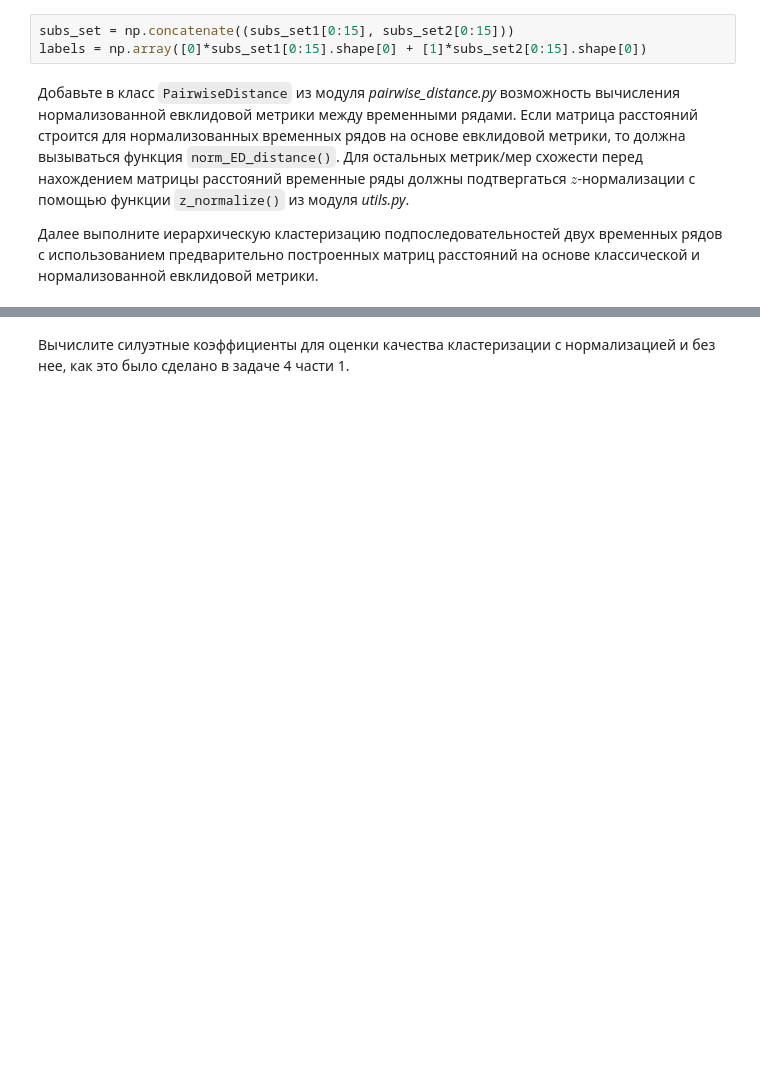
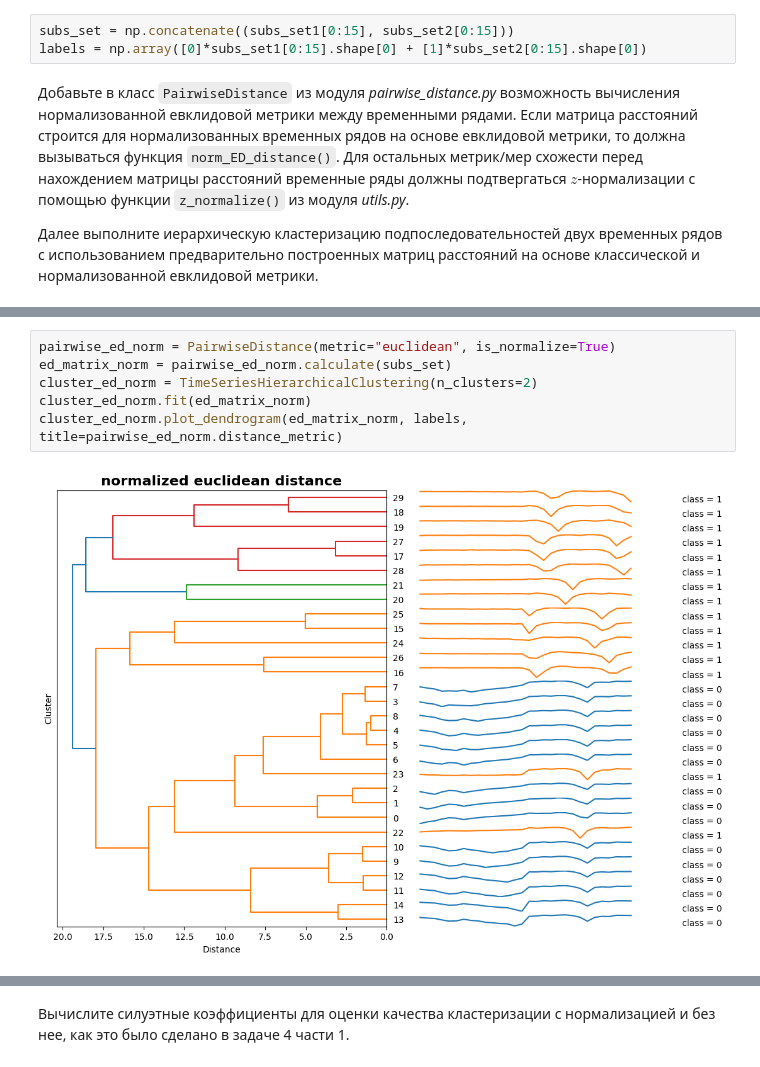
Before and after one commit to evgenkot/2025-Raschupkin-TimeSeriesCourse, a Jupyter notebook: practice/01 Basics/01 Basics.ipynb, the cells around one changed output, grey strips where cells are left out. Cells and saved outputs as stored; diff of their text form; blank space fills up the shorter version.

```diff
--- a/practice/01 Basics/01 Basics.ipynb
+++ b/practice/01 Basics/01 Basics.ipynb
@@ -376,0 +410,8 @@ labels = np.array([0]*subs_set1[0:15].shape[0] + [1]*subs_set2[0:15].shape[0])
+# %%
+pairwise_ed_norm = PairwiseDistance(metric="euclidean", is_normalize=True)
+ed_matrix_norm = pairwise_ed_norm.calculate(subs_set)
+cluster_ed_norm = TimeSeriesHierarchicalClustering(n_clusters=2)
+cluster_ed_norm.fit(ed_matrix_norm)
+cluster_ed_norm.plot_dendrogram(ed_matrix_norm, labels, title=pairwise_ed_norm.distance_metric)
+# %% [output]
+[figure, added]
```
Also changed, not shown: parts of 17 cells of this notebook.
